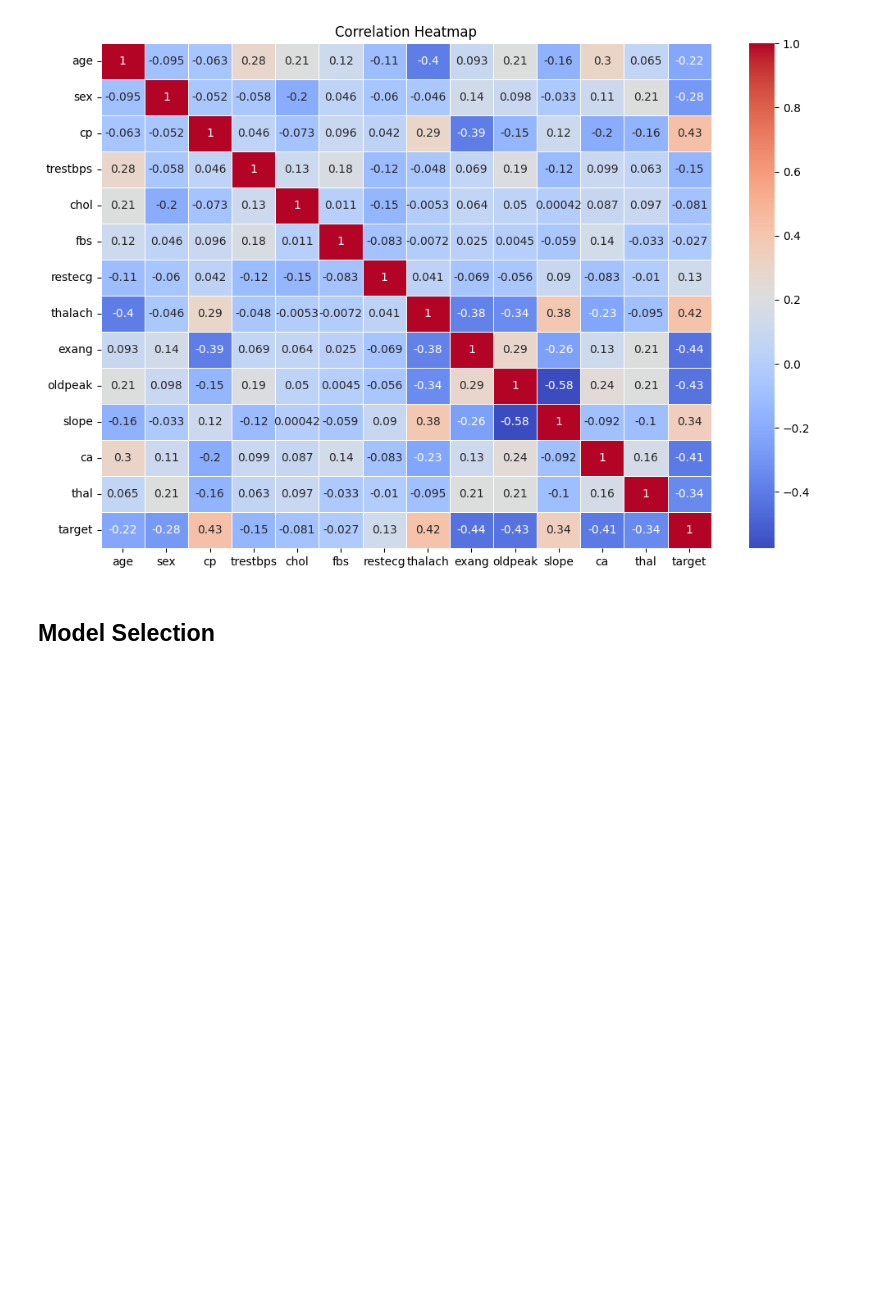
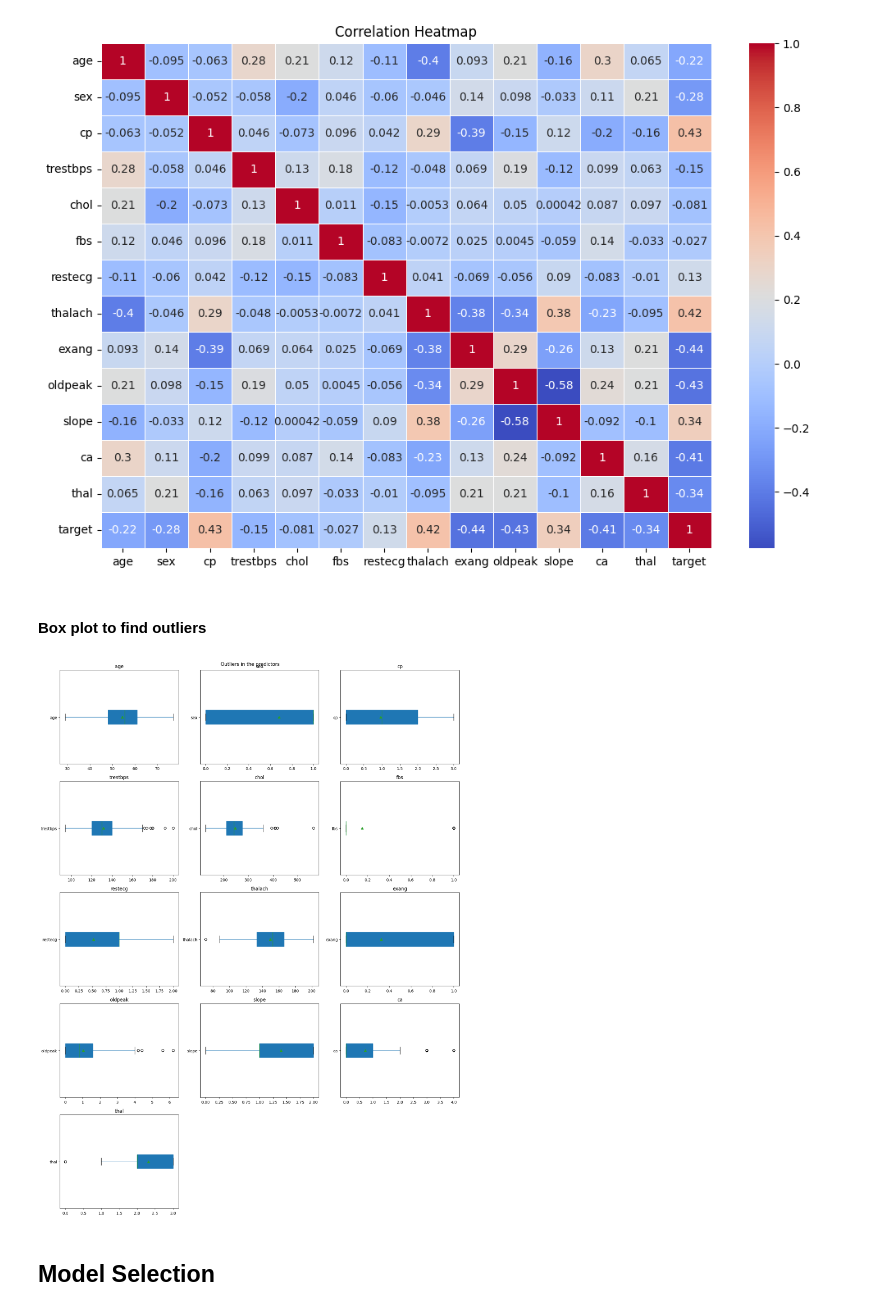
Before and after one commit to johnak/heart_disease_prediction, a Jupyter notebook: FinalProject_Group3.ipynb, the cells around one changed output. Saved outputs shown, nothing was run; the diff lists cells and outputs as text; code cells hidden in the pictures; blank space fills up the shorter version.

Commit message:
Updated box plot

```diff
--- a/FinalProject_Group3.ipynb
+++ b/FinalProject_Group3.ipynb
@@ -121,6 +122,35 @@ plt.title('Correlation Heatmap')
 plt.show()
 # %% [output]
 [figure]
+# %% [markdown]
+#### Box plot to find outliers
+# %%
+# Number of rows and columns for subplots
+nrows = 5
+ncols = 3
+
+# Box Plot to find Outliers
+fig, axes = plt.subplots(nrows, ncols, figsize=(15, 20))
+fig.suptitle("Outliers in the predictors")
+
+# Flatten the axes array for easier iteration
+axes = axes.flatten()
+
+for i, col in enumerate(df_heart.columns):
+    if(col != "target"):
+        df_heart.boxplot(column=col, ax=axes[i], showmeans=True, patch_artist=True, vert=False)
+        axes[i].set_title(col)
+        axes[i].grid(False)
+#        axes.set_xlabel(i)
+
+# Remove any unused subplots
+for j in range(i, len(axes)):
+    fig.delaxes(axes[j])
+
+plt.tight_layout()
+plt.show()
+# %% [output]
+[figure, added]
 # %% [markdown]
 ## Model Selection
 # %% [markdown]
```
Also changed, not shown: parts of 1 cell of this notebook.
